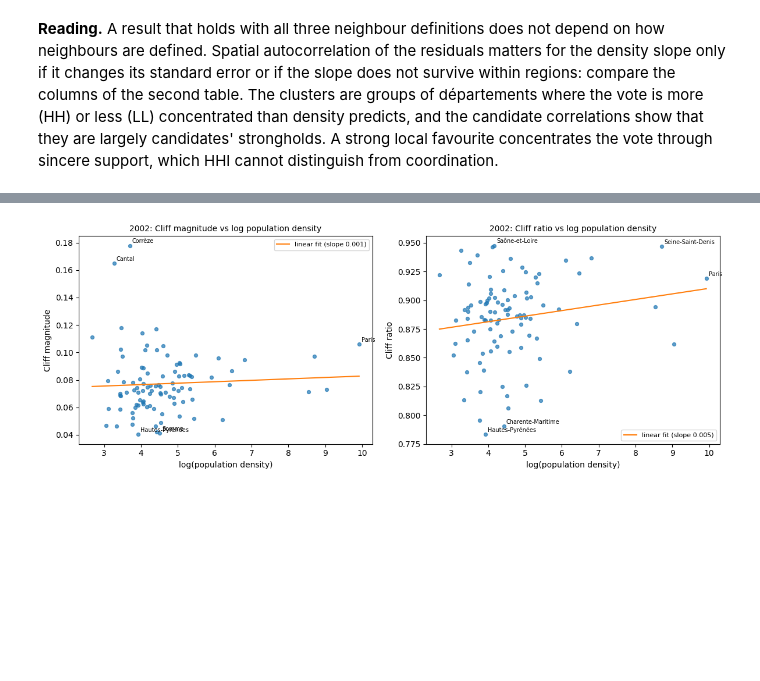
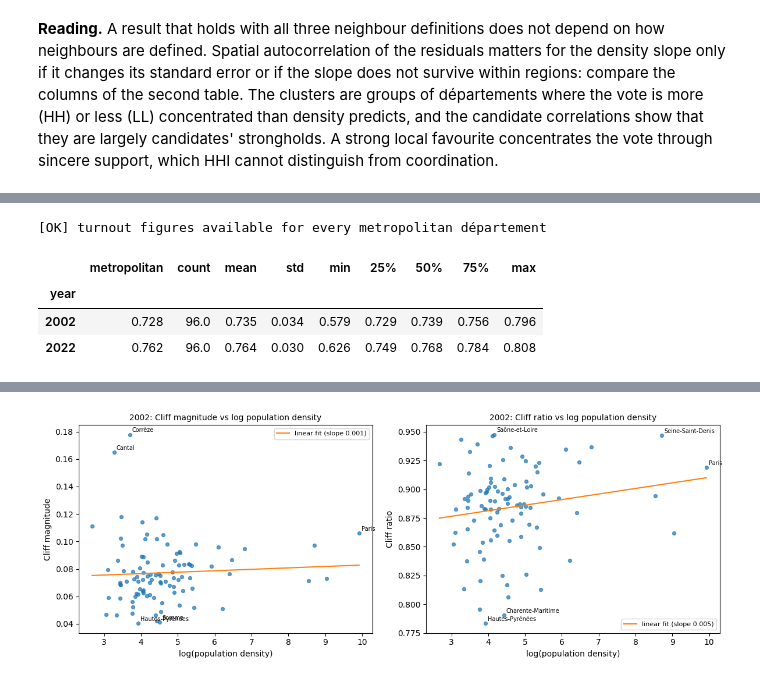
Before and after one commit to clarasalas/strategic-voting-geo-2RS, a Jupyter notebook: notebooks/analysis_departements.ipynb, the cells around one changed output, grey strips where cells are left out. Cells and saved outputs as stored; diff of their text form; code cells hidden in the pictures; blank space fills up the shorter version.

```diff
--- a/notebooks/analysis_departements.ipynb
+++ b/notebooks/analysis_departements.ipynb
@@ -505,0 +516,13 @@ sincere support, which HHI cannot distinguish from coordination.
+# %%
+report("turnout figures available for every metropolitan département",
+       main["turnout_consistent"].all() and main[["voters", "registered"]].notna().all().all())
+main["turnout"] = main["voters"] / main["registered"]
+turnout_summary = main.groupby("year")["turnout"].describe()
+turnout_summary.insert(0, "metropolitan", main.groupby("year")["voters"].sum() / main.groupby("year")["registered"].sum())
+turnout_summary.round(3)
+# %% [output]
+[OK] turnout figures available for every metropolitan département
+|  | metropolitan | count | mean | std | min | 25% | 50% | 75% | max |
+| year |  |  |  |  |  |  |  |  |  |
+| 2002 | 0.728 | 96.0 | 0.735 | 0.034 | 0.579 | 0.729 | 0.739 | 0.756 | 0.796 |
+| 2022 | 0.762 | 96.0 | 0.764 | 0.030 | 0.626 | 0.749 | 0.768 | 0.784 | 0.808 |
```
Also changed, not shown: parts of 7 cells of this notebook, 1 other file.
